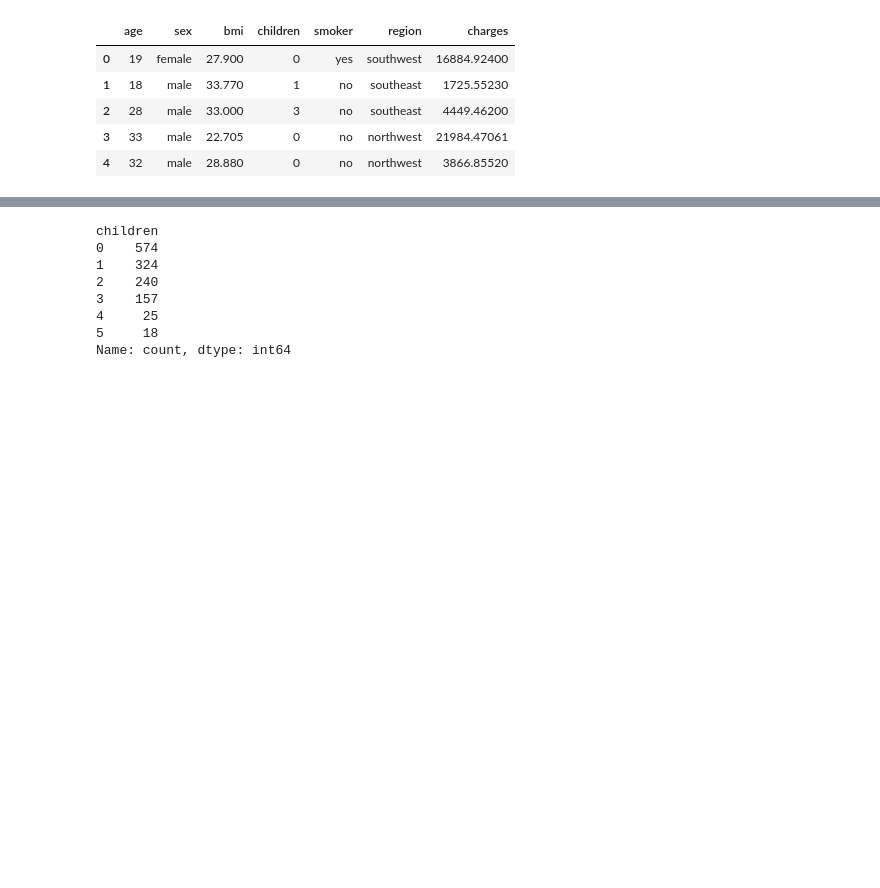
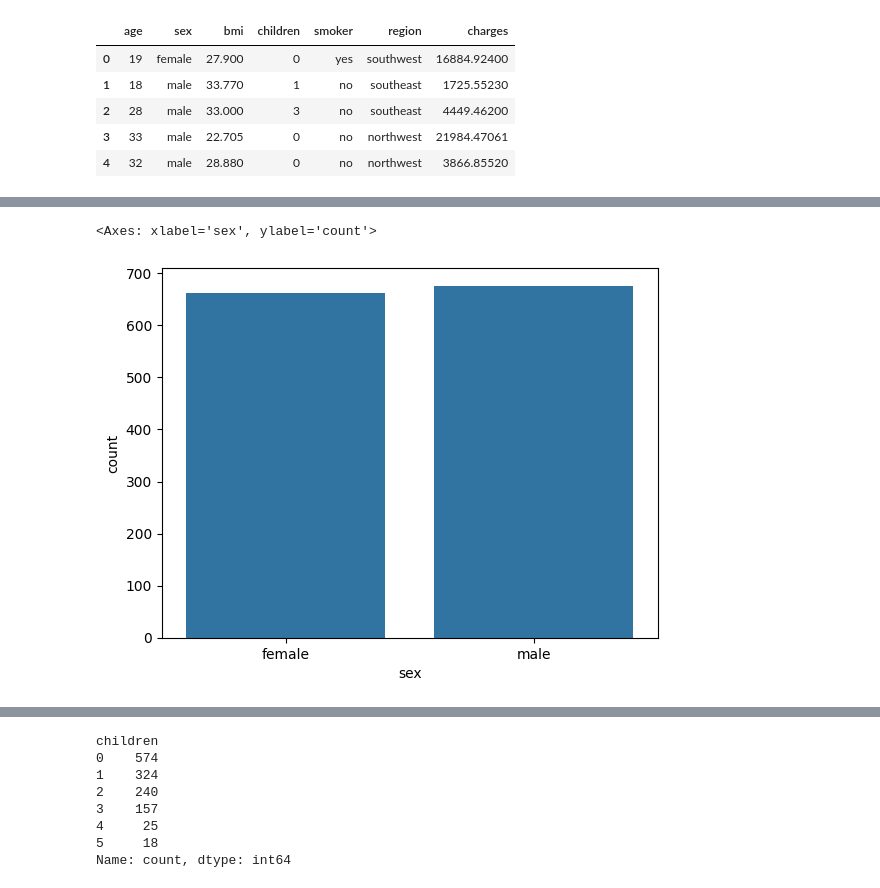
Before and after one commit to ShivamAttri05/Machine_Learning, a Jupyter notebook: 00_EDA/EDA_Project1.ipynb, the cells around one changed output, grey strips where cells are left out. Drawn from its saved outputs; the diff is of its cells as text; code cells hidden in the pictures; blank space fills up the shorter version.

```diff
--- a/00_EDA/EDA_Project1.ipynb
+++ b/00_EDA/EDA_Project1.ipynb
@@ -101,0 +102,5 @@ Name: count, dtype: int64
+# %%
+sns.countplot(x = df["sex"])
+# %% [output]
+<Axes: xlabel='sex', ylabel='count'>
+[figure, added]
```
Also changed, not shown: parts of 31 cells of this notebook.
